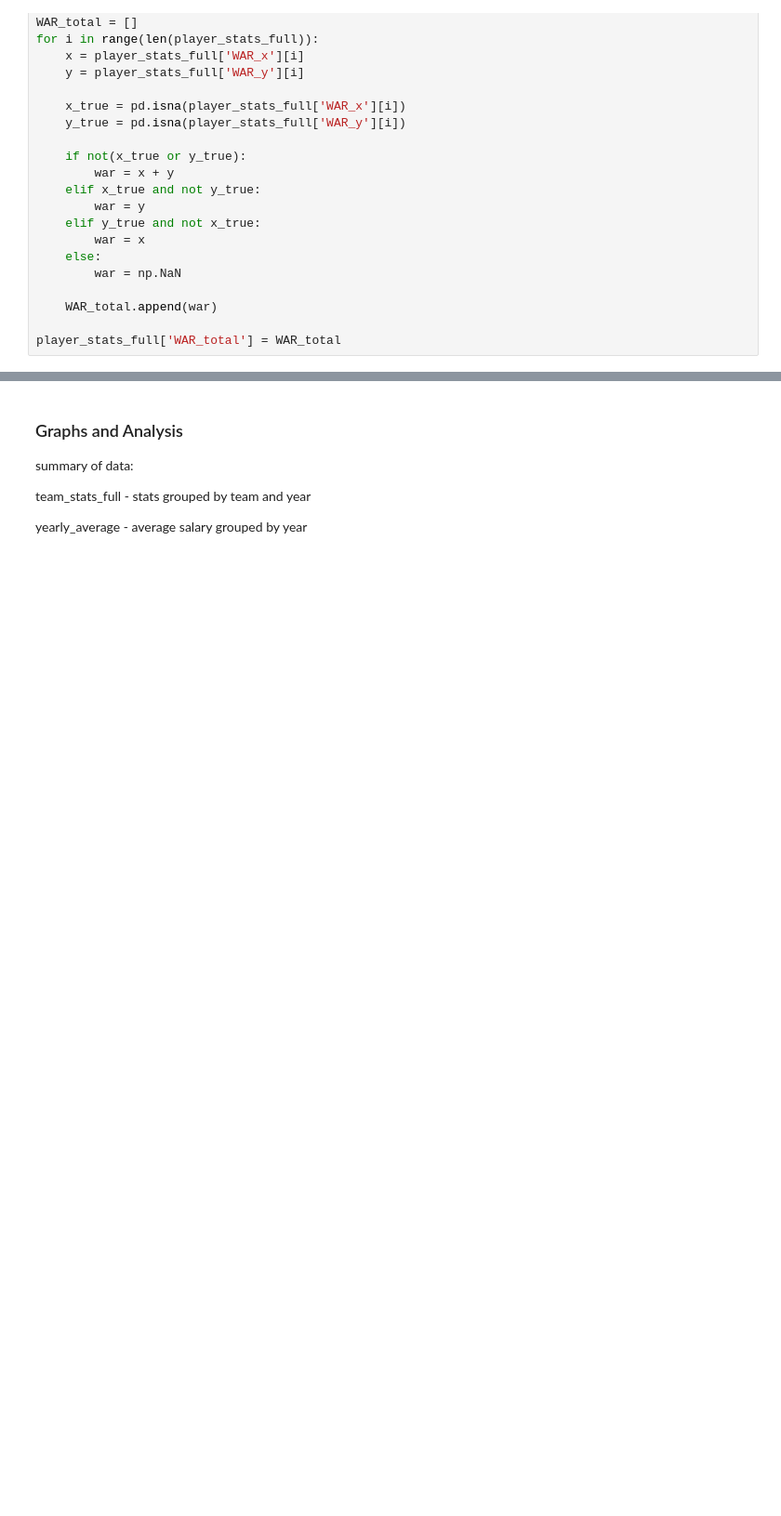
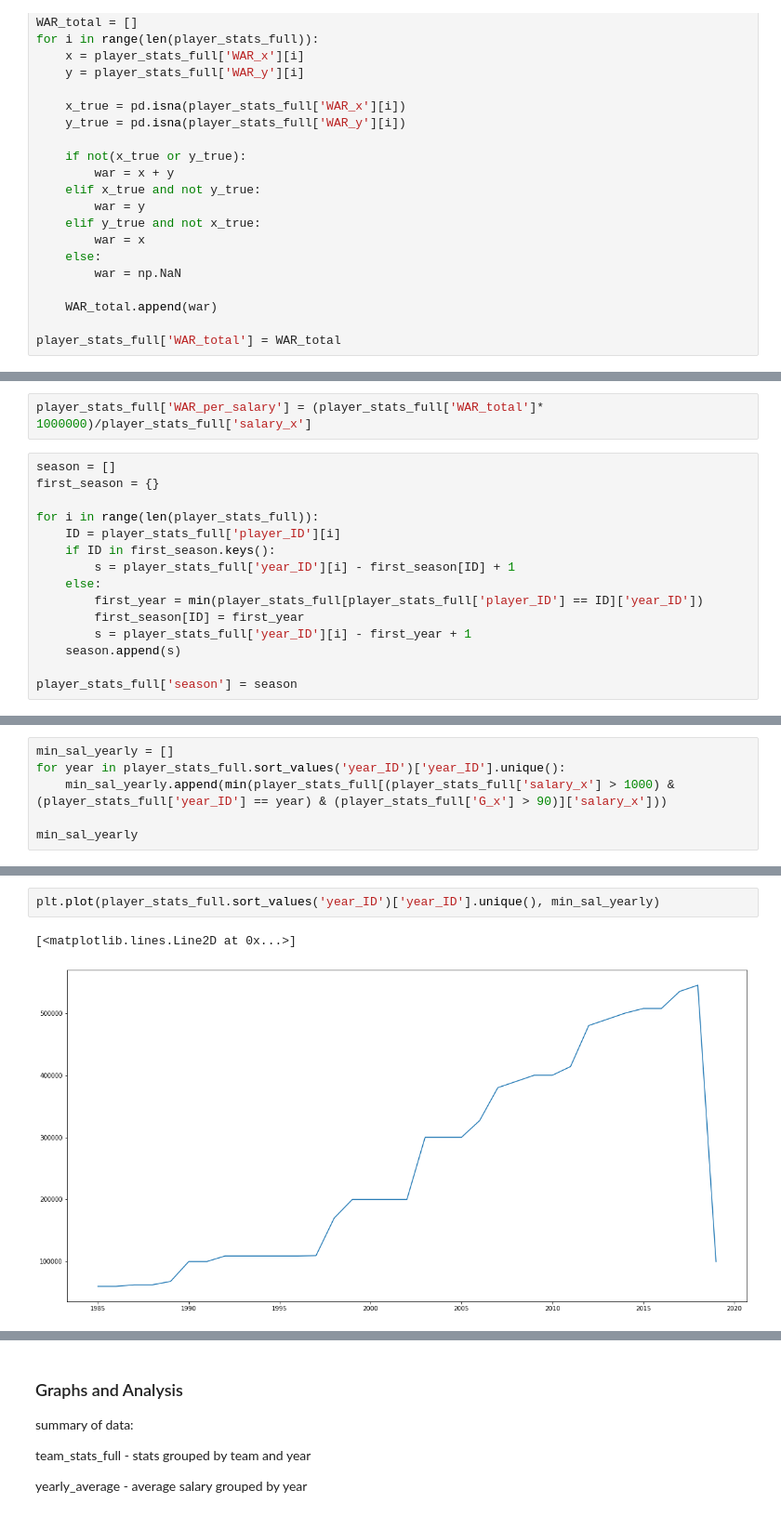
Before and after one commit to afspicciati/NYCDSA-Python-Data-Analysis-Project, a Jupyter notebook: project_working.ipynb, the cells around one changed output, grey strips where cells are left out. Shown at 93% size. Drawn from its saved outputs; the diff is of its cells as text; blank space fills up the shorter version.

```diff
--- a/project_working.ipynb
+++ b/project_working.ipynb
@@ -93,0 +116,17 @@ team_stats_full['pct_yearly_average'] = pct_yearly_average
+# %%
+player_stats_full['WAR_per_salary'] = (player_stats_full['WAR_total']* 1000000)/player_stats_full['salary_x']
+# %%
+season = []
+first_season = {}
+
+for i in range(len(player_stats_full)):
+    ID = player_stats_full['player_ID'][i]
+    if ID in first_season.keys():
+        s = player_stats_full['year_ID'][i] - first_season[ID] + 1
+    else:
+        first_year = min(player_stats_full[player_stats_full['player_ID'] == ID]['year_ID'])
+        first_season[ID] = first_year
+        s = player_stats_full['year_ID'][i] - first_year + 1
+    season.append(s)
+
+player_stats_full['season'] = season
@@ -93,0 +197,6 @@ team_stats_full['pct_yearly_average'] = pct_yearly_average
+# %%
+min_sal_yearly = []
+for year in player_stats_full.sort_values('year_ID')['year_ID'].unique():
+    min_sal_yearly.append(min(player_stats_full[(player_stats_full['salary_x'] > 1000) & (player_stats_full['year_ID'] == year) & (player_stats_full['G_x'] > 90)]['salary_x']))
+
+min_sal_yearly
@@ -93,0 +221,5 @@ team_stats_full['pct_yearly_average'] = pct_yearly_average
+# %%
+plt.plot(player_stats_full.sort_values('year_ID')['year_ID'].unique(), min_sal_yearly)
+# %% [output]
+[<matplotlib.lines.Line2D at 0x...>]
+[figure, added]
```
Also changed, not shown: parts of 33 cells of this notebook, 4 other files.
